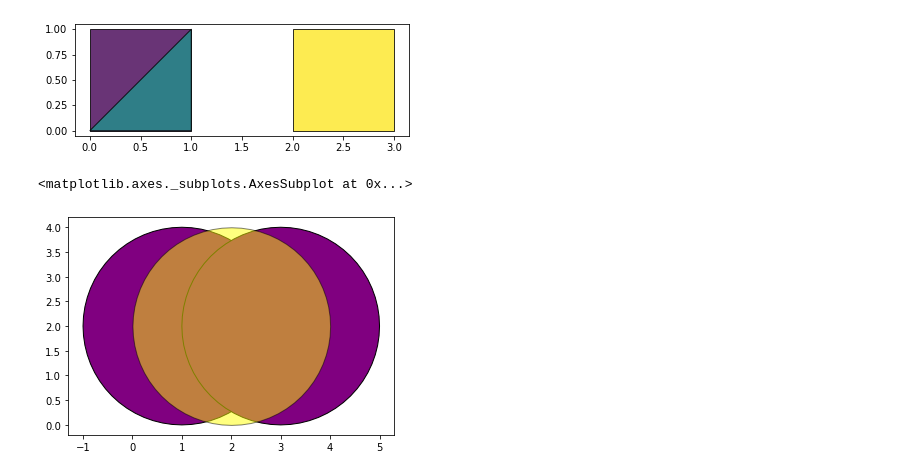
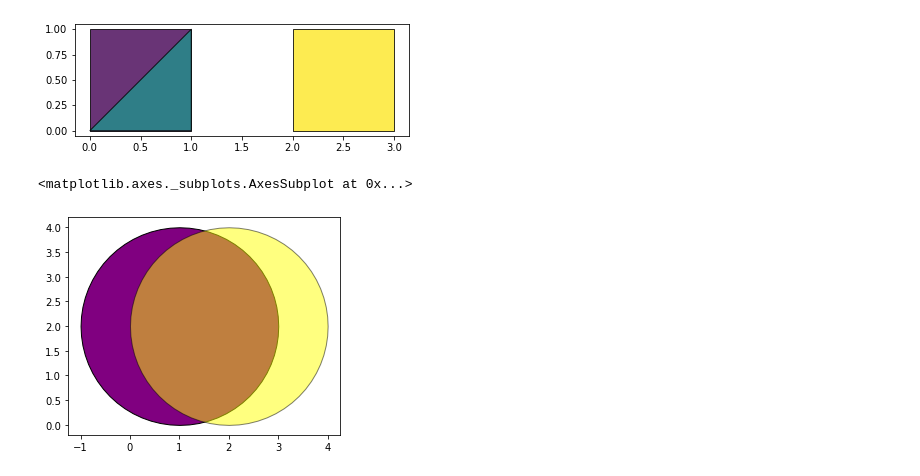
Before and after one commit to JackMcKew/jackmckew.dev, a Jupyter notebook: content/2020/intro-to-geopandas/intro-to-geopandas.ipynb, the cells around one changed output. Saved outputs shown, nothing was run; the diff lists cells and outputs as text; code cells hidden in the pictures.

```diff
--- a/content/2020/intro-to-geopandas/intro-to-geopandas.ipynb
+++ b/content/2020/intro-to-geopandas/intro-to-geopandas.ipynb
@@ -29,17 +29,19 @@ plt = gdf.plot(cmap='viridis',edgecolor='black',alpha=0.8)
 # %%
 p1 = Point((1,2)).buffer(2)
 p2 = Point((2,2)).buffer(2)
-p3 = Point((3,2)).buffer(2)
-df_1 = pandas.DataFrame({'id': [11,33]})
+
+df_1 = pandas.DataFrame({'a': [11]})
 df_2 = pandas.DataFrame({'b' : [22]})
-gdf_1 = geopandas.GeoDataFrame(df_1, geometry = [p1,p3])
+
+gdf_1 = geopandas.GeoDataFrame(df_1, geometry = [p1])
 gdf_2 = geopandas.GeoDataFrame(df_2, geometry = [p2])
+
 gdf_1['area'] = gdf_1.geometry.apply(lambda x: x.area)
 gdf_2['area'] = gdf_2.geometry.apply(lambda x: x.area)
 
 ax = gdf_1.plot(color='purple',edgecolor='k')
 gdf_2.plot(ax=ax,color='yellow',edgecolor='k',alpha=0.5)
 # %% [output]
 <matplotlib.axes._subplots.AxesSubplot at 0x...>
-[figure, old version]
+[figure, new version]
 # %%
```
Also changed, not shown: parts of 7 cells of this notebook.
